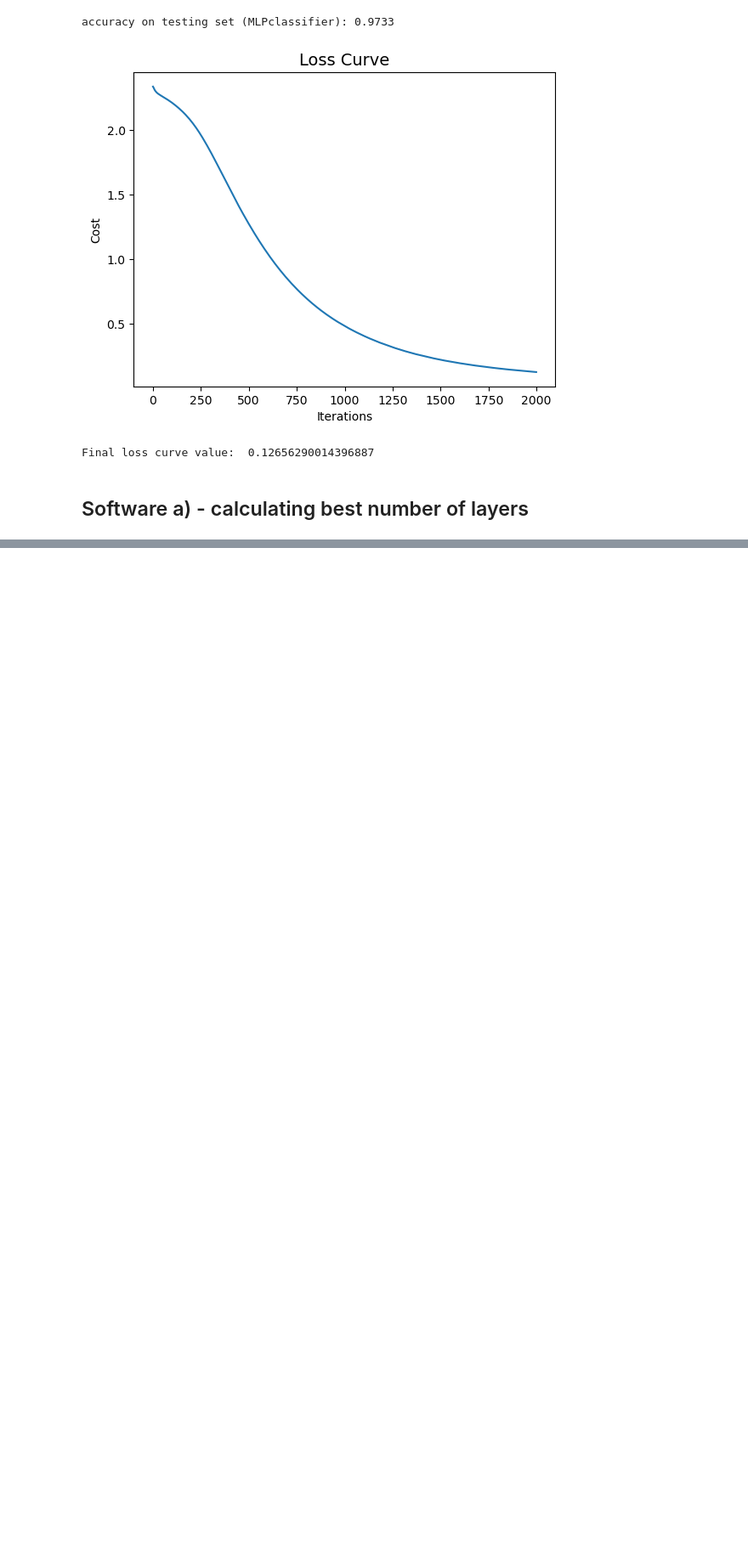
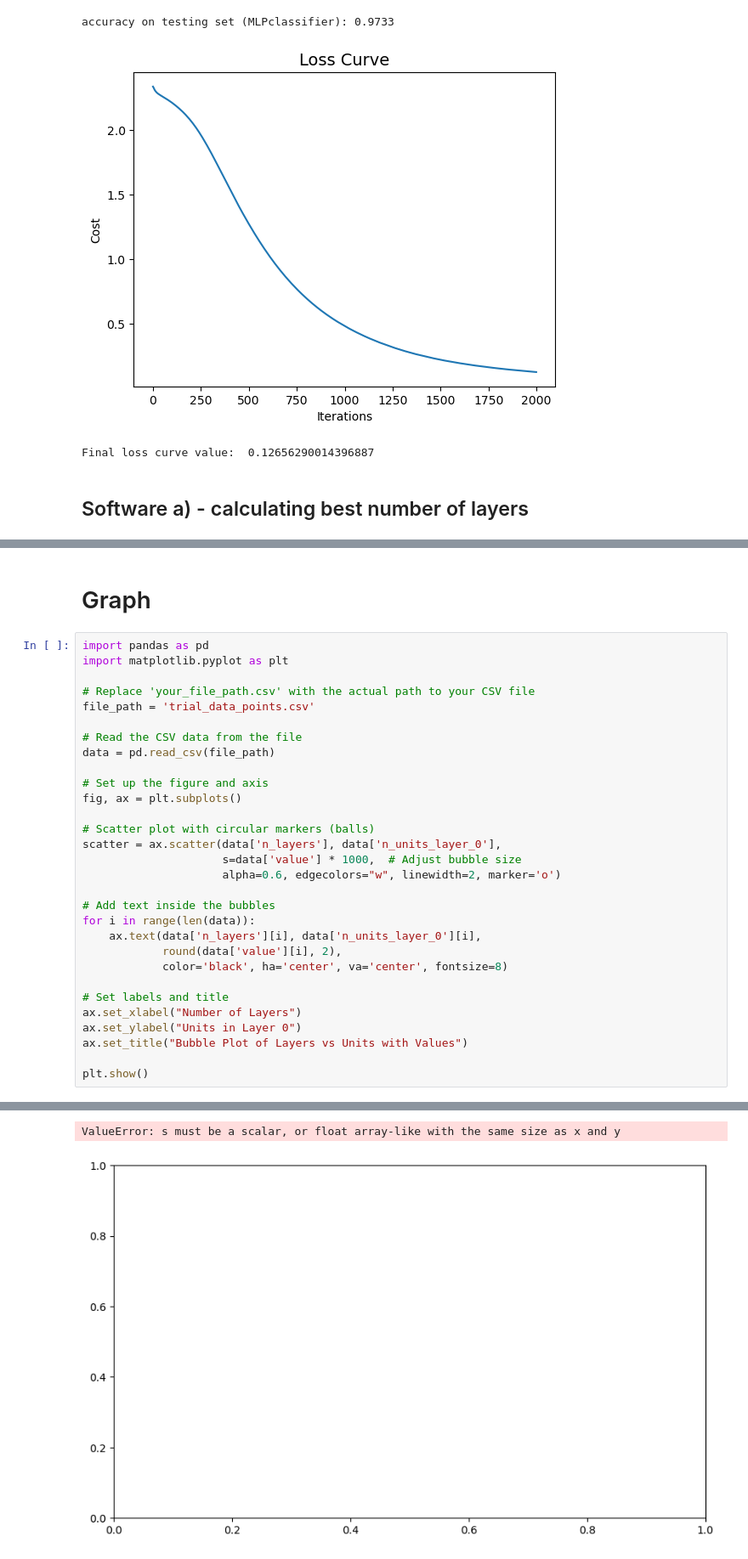
Before and after one commit to axelcarapinha/IST_Machine-learning, a Jupyter notebook: IST-ML3/00_Resources/calcs.ipynb, the cells around one changed output, grey strips where cells are left out. Shown at 85% size. Saved outputs shown, nothing was run; the diff lists cells and outputs as text; blank space fills up the shorter version.

```diff
--- a/IST-ML3/00_Resources/calcs.ipynb
+++ b/IST-ML3/00_Resources/calcs.ipynb
@@ -159,0 +301,33 @@ Test size: 899
+# %% [markdown]
+# Graph
+# %%
+import pandas as pd
+import matplotlib.pyplot as plt
+
+# Replace 'your_file_path.csv' with the actual path to your CSV file
+file_path = 'trial_data_points.csv'
+
+# Read the CSV data from the file
+data = pd.read_csv(file_path)
+
+# Set up the figure and axis
+fig, ax = plt.subplots()
+
+# Scatter plot with circular markers (balls)
+scatter = ax.scatter(data['n_layers'], data['n_units_layer_0'],
+                     s=data['value'] * 1000,  # Adjust bubble size
+                     alpha=0.6, edgecolors="w", linewidth=2, marker='o')
+
+# Add text inside the bubbles
+for i in range(len(data)):
+    ax.text(data['n_layers'][i], data['n_units_layer_0'][i],
+            round(data['value'][i], 2),
+            color='black', ha='center', va='center', fontsize=8)
+
+# Set labels and title
+ax.set_xlabel("Number of Layers")
+ax.set_ylabel("Units in Layer 0")
+ax.set_title("Bubble Plot of Layers vs Units with Values")
+
+plt.show()
+# %% [output]
@@ -159,0 +344,2 @@ Test size: 899
+ValueError: s must be a scalar, or float array-like with the same size as x and y
+[figure, added]
```
Also changed, not shown: parts of 14 cells of this notebook, 1 other file.
